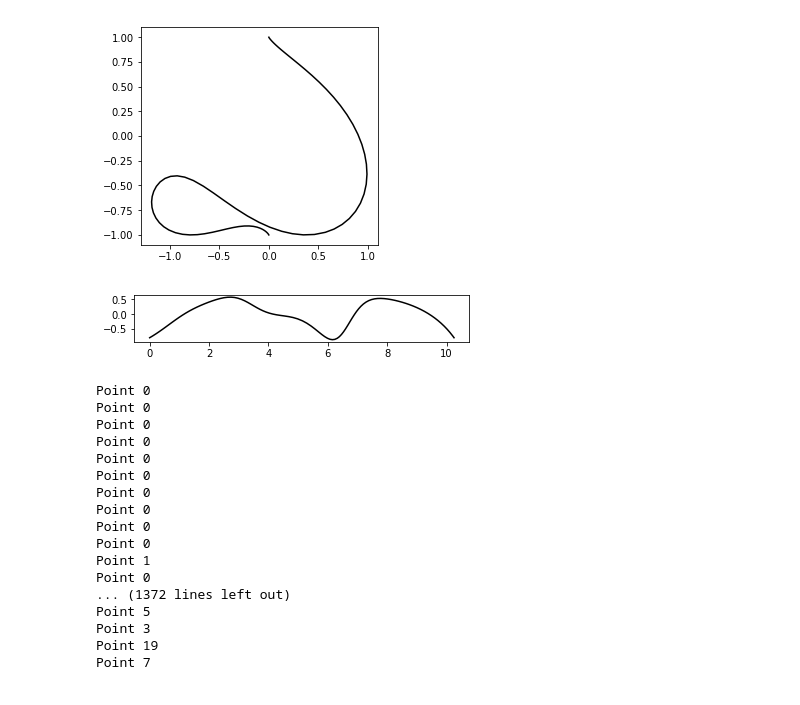
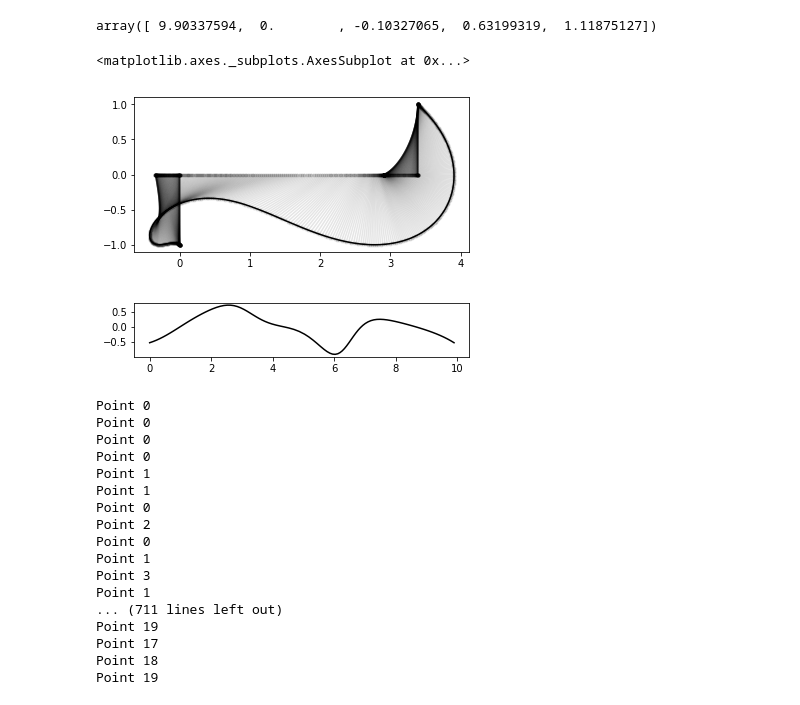
Before and after one commit to cisprague/icra2019, a Jupyter notebook: notebooks/tpbv.ipynb, the cells around one changed output. Drawn from its saved outputs; the diff is of its cells as text; code cells hidden in the pictures.

```diff
--- a/notebooks/tpbv.ipynb
+++ b/notebooks/tpbv.ipynb
@@ -8,30 +8,34 @@ xf = np.array([0,0,0,0])
 dv = np.hstack(([10], np.random.uniform(-1, 1, 4)))
 # %%
 dv, feas, t, y, u = solve(x0, xf, 0, dv=[10.24919222,  0.19457643,  0.75414392,  0.96063895,  0.84714559], Tlb=7, Tub=15, atol=1e-8, rtol=1e-8)
+dv
+# %% [output]
+array([ 9.90337594,  0.        , -0.10327065,  0.63199319,  1.11875127])
 # %%
-ax = plot_traj(y)
-ax = plot_controls(t, u)
+plot_traj(y, arm=True)
+plot_controls(t, u)
 # %% [output]
+<matplotlib.axes._subplots.AxesSubplot at 0x...>
-[figure, old version]
+[figure, new version]
-[figure, old version]
+[figure, new version]
 # %%
-res = random_walks(t, y, 0, 10, 20, 5, iter=10, dxmax=0.1, fname="energy_walks.npy")
+res = random_walks(t, y, 0, 5, 20, 5, iter=10, dxmax=0.1, fname="energy_walks_transverse.npy")
 # %% [output]
-Point 0
-Point 0
-Point 0
-Point 0
-Point 0
-Point 0
 Point 0
 Point 0
 Point 0
 Point 0
 Point 1
+Point 1
 Point 0
-... (1372 lines left out)
-Point 5
+Point 2
+Point 0
+Point 1
 Point 3
+Point 1
+... (711 lines left out)
 Point 19
-Point 7
+Point 17
+Point 18
+Point 19
 # %%
```
Also changed, not shown: parts of 14 cells of this notebook, 5 other files.
